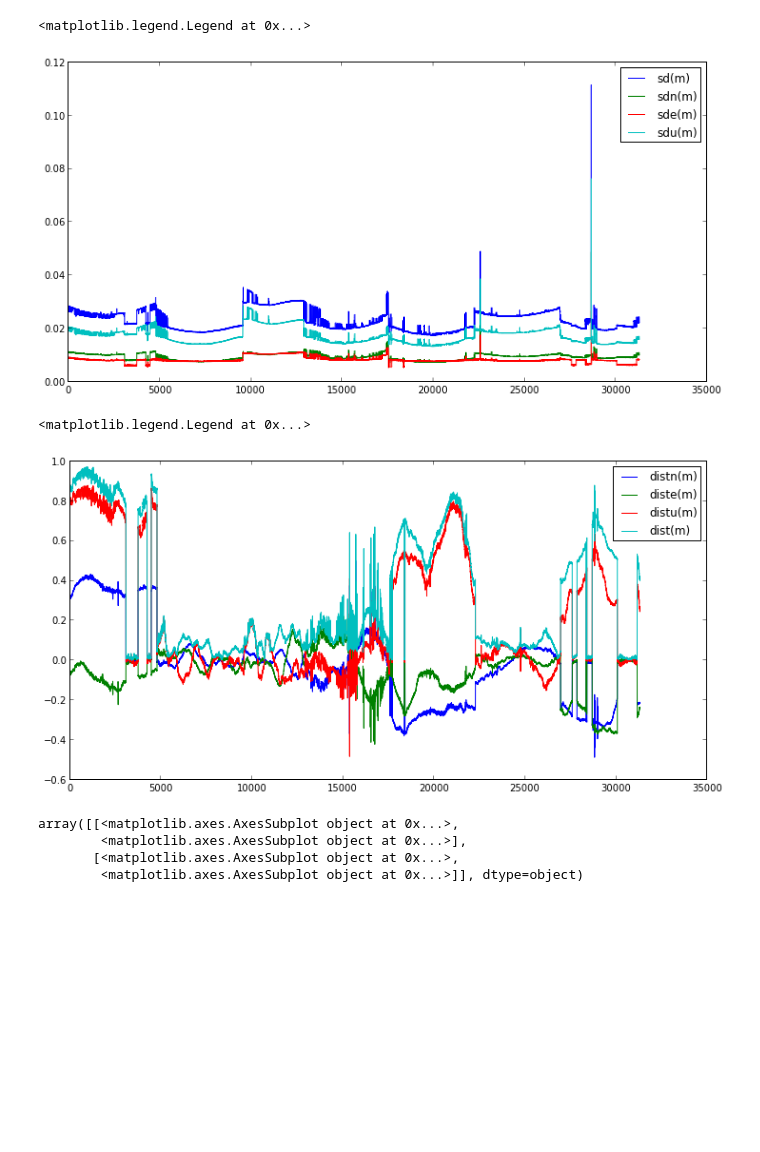
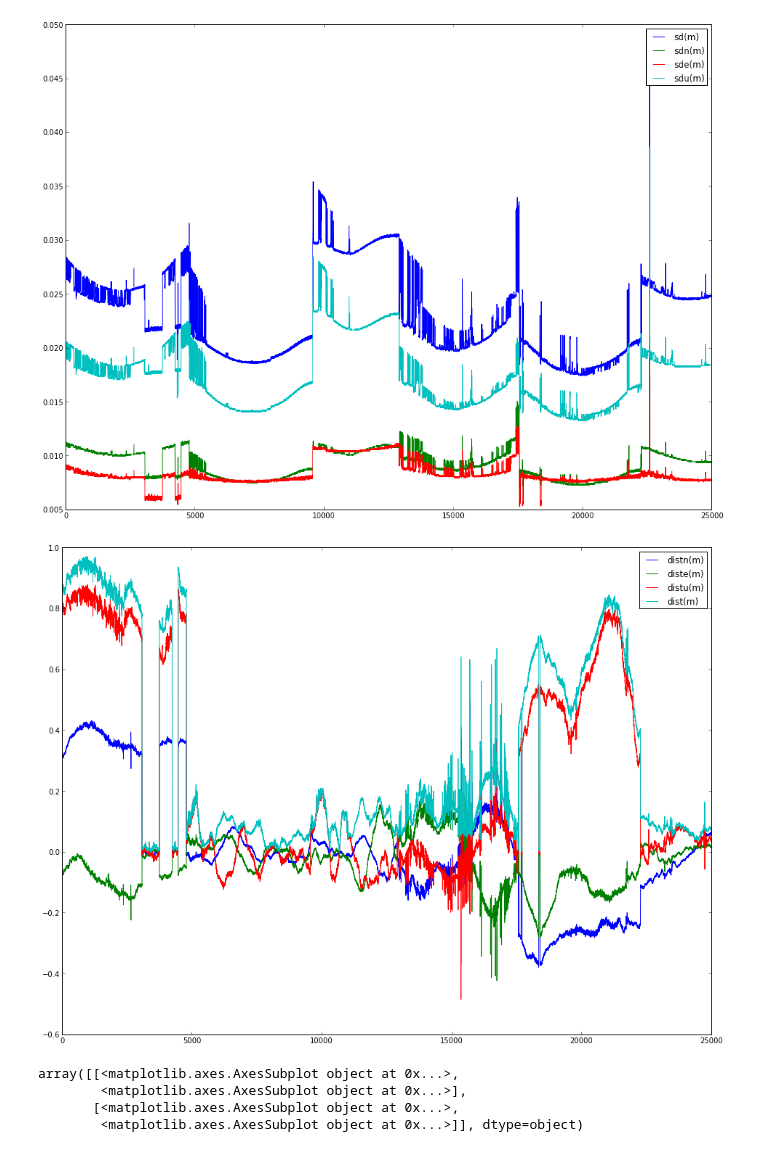
Before and after one commit to ruffsl/RTKLIB-Tools, a Jupyter notebook: Code/RTKLIB-Tools/Crunch Data.ipynb, the cells around one changed output. Drawn from its saved outputs; the diff is of its cells as text; code cells hidden in the pictures; blank space fills up the shorter version.

```diff
--- a/Code/RTKLIB-Tools/Crunch Data.ipynb
+++ b/Code/RTKLIB-Tools/Crunch Data.ipynb
@@ -48,21 +45,21 @@ diste(m)          31285  non-null values
 distu(m)          31285  non-null values
 dtypes: float64(16), int64(3), object(1)>
 # %%
-fig = pyplot.figure(figsize=(12,6), dpi=80)
+fig = pyplot.figure(figsize=(16,12), dpi=1600)
 ax = fig.add_subplot(1,1,1)
-df[['sd(m)','sdn(m)','sde(m)','sdu(m)']].plot(ax=ax)
+df[['sd(m)','sdn(m)','sde(m)','sdu(m)']][:25000].plot(ax=ax)
 plt.legend(loc='upper right')
+fig.savefig('/home/ruffin/Desktop/sd_plot.png')
 # %% [output]
-<matplotlib.legend.Legend at 0x...>
-[figure, old version]
+[figure, new version]
 # %%
-fig = pyplot.figure(figsize=(12,6), dpi=80)
+fig = pyplot.figure(figsize=(16,12), dpi=1600)
 ax = fig.add_subplot(1,1,1)
-df[['distn(m)','diste(m)','distu(m)','dist(m)']].plot(ax=ax)
+df[['distn(m)','diste(m)','distu(m)','dist(m)']][:25000].plot(ax=ax)
 plt.legend(loc='upper right')
+fig.savefig('/home/ruffin/Desktop/dist_plot.png')
 # %% [output]
-<matplotlib.legend.Legend at 0x...>
-[figure, old version]
+[figure, new version]
 # %%
 dff = df[df['dist(m)'] <= 1000]
 fig = pyplot.figure(figsize=(12,6), dpi=80)
```
Also changed, not shown: parts of 18 cells of this notebook, 5 other files.
